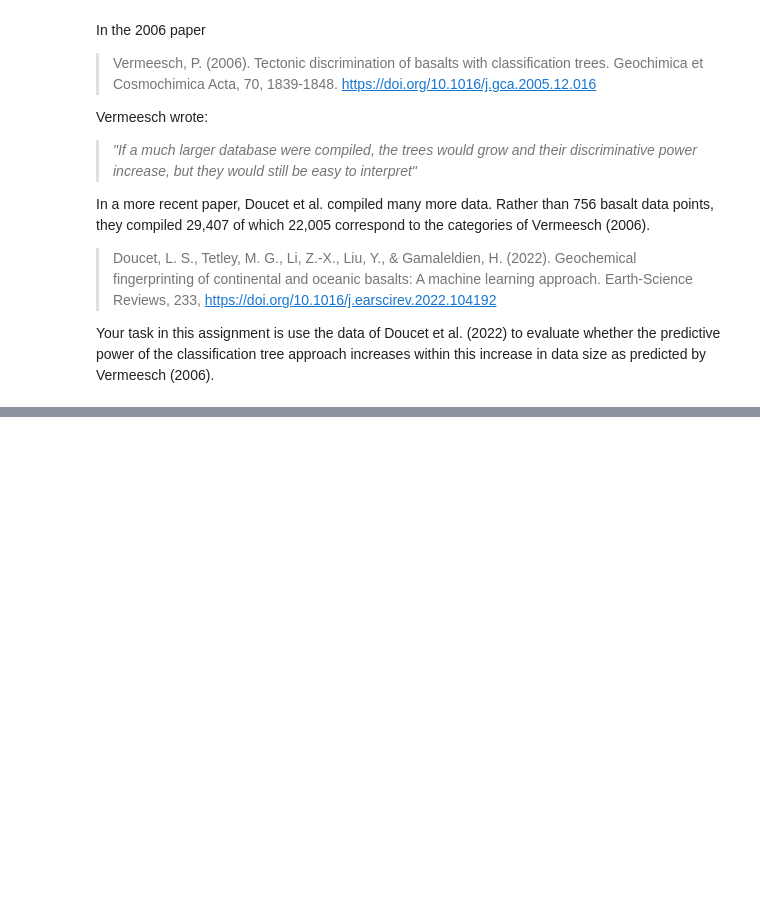
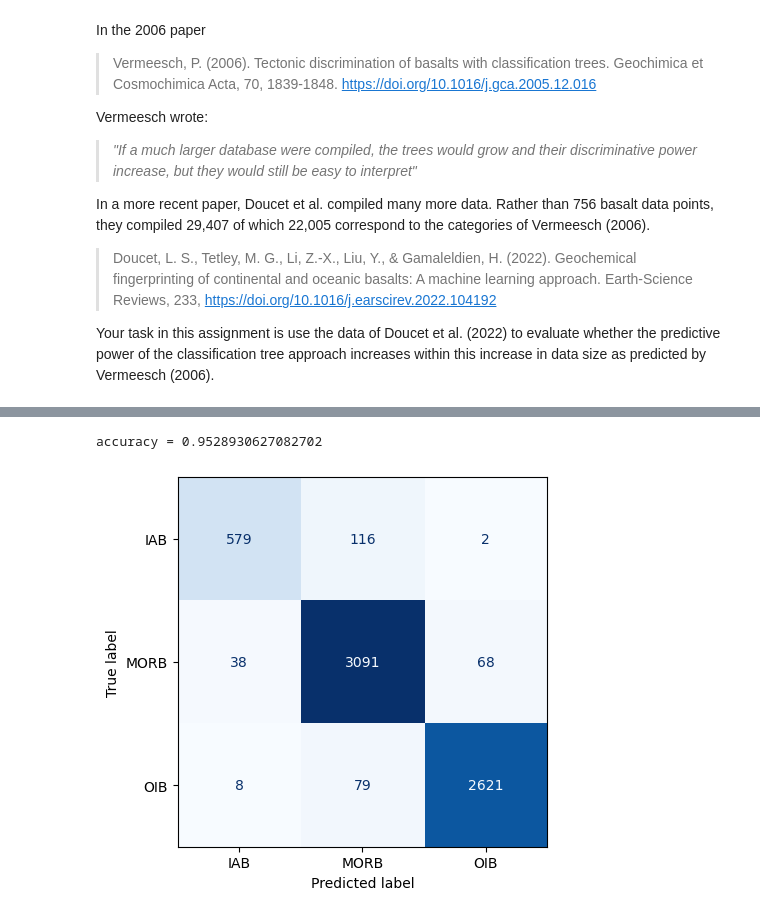
Before and after one commit to AI4EPS/EPS88_PyEarth, a Jupyter notebook: docs/lectures/others/homework03.ipynb, the cells around one changed output, grey strips where cells are left out. Saved outputs shown, nothing was run; the diff lists cells and outputs as text; code cells hidden in the pictures; blank space fills up the shorter version.

```diff
--- a/docs/lectures/others/homework03.ipynb
+++ b/docs/lectures/others/homework03.ipynb
@@ -138,0 +87,4 @@ This will entail making sure that the column names and classification names are
+# %%
+## rename type to affinity for Doucet data
+Vermeesch_data.rename(columns={'affinity':'type'},inplace=True)
+print(Vermeesch_data.columns)
@@ -138,0 +245,23 @@ This will entail making sure that the column names and classification names are
+# %%
+## Build a SVM classifier using kernel="linear"
+## Remember to standardize the data using StandardScaler
+## Hint: using make_pipeline and StandardScaler
+model_svm = make_pipeline(StandardScaler(),SVC(kernel="linear"))
+
+## train the model
+model_svm.fit(X_train,y_train)
+
+## predict on the test set
+y_pred = model_svm.predict(X_test)
+
+## evaluate the model
+accuracy = accuracy_score(y_test,y_pred)
+print(f"{accuracy = }")
+
+## plot confusion matrix
+conf_matrix = confusion_matrix(y_test,y_pred)
+disp = ConfusionMatrixDisplay(confusion_matrix=conf_matrix,display_labels=le.classes_)
+disp.plot(cmap=plt.cm.Blues, values_format='d', colorbar=False);
+# %% [output]
+accuracy = 0.9528930627082702
+[figure, added]
```
Also changed, not shown: parts of 40 cells of this notebook, 1 other file.
